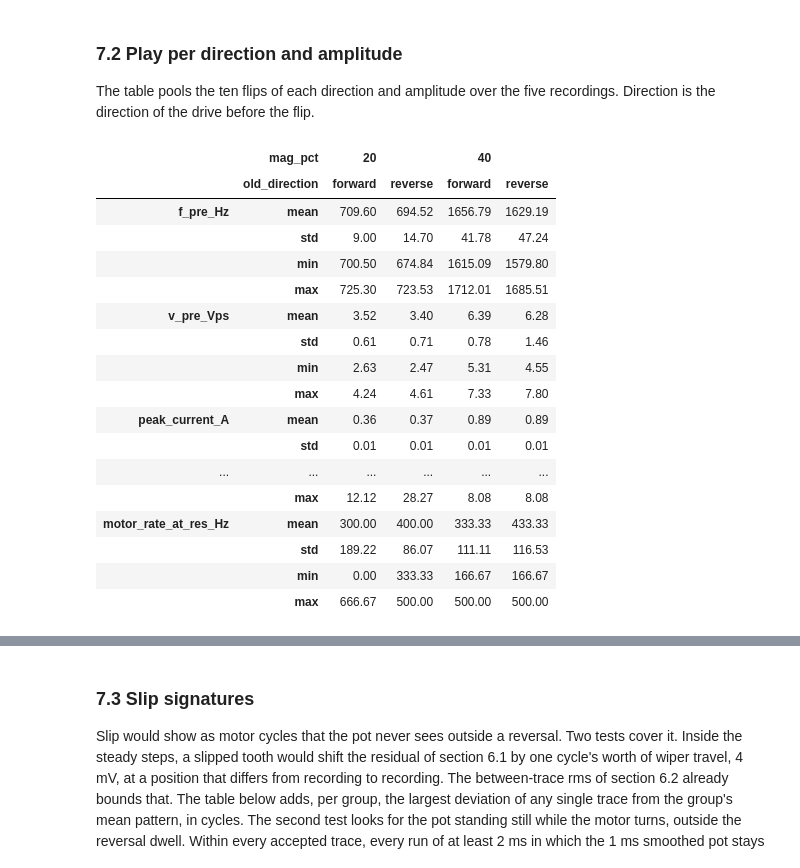
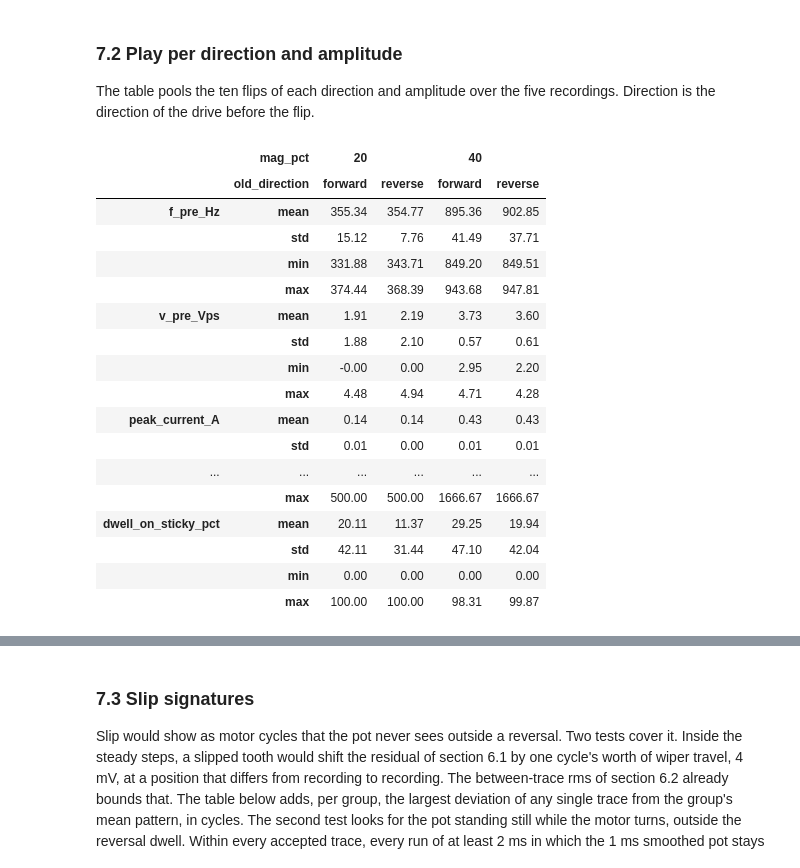
Before and after one commit to OpenServoCore/open-servo-core, a Jupyter notebook: notebooks/06-gear-train.ipynb, the cells around one changed output, grey strips where cells are left out. Drawn from its saved outputs; the diff is of its cells as text; code cells hidden in the pictures.

```diff
--- a/notebooks/06-gear-train.ipynb
+++ b/notebooks/06-gear-train.ipynb
@@ -391,7 +586,7 @@ def settled(seg):
 
 def pot_speed(seg):
     # Least-squares slope of the wiper over the window, in wiper V/s.
-    p = seg["pos"].to_numpy() * V_ADC_PER_COUNT
+    p = seg["pos"].to_numpy() * CH.v_adc_per_count
     return np.polyfit(np.arange(len(p)) * DT, p, 1)[0]
 
 def step_line(seg):
@@ -404,7 +599,7 @@ def step_line(seg):
     for label, k in [("2f", 2.0), ("f/2", 0.5), ("f/3", 1 / 3), ("f/6", 1 / 6)]:
         _, a = interp_peak(f, X, k * fr * 0.95, k * fr * 1.05)
         ratios[label] = a / amp
-    vt = DIV_RATIO * (st["vmotor_a"].to_numpy() - st["vmotor_b"].to_numpy()).astype(float)
+    vt = CH.div_ratio * (st["vmotor_a"].to_numpy() - st["vmotor_b"].to_numpy()).astype(float)
     ft, Xt = line_spectrum(vt)
     _, amp_t = interp_peak(ft, Xt, fr * 0.97, fr * 1.03)
     xb = st["current_trough"].to_numpy().astype(float) - st["bias"].iloc[0]
@@ -415,14 +610,14 @@ def step_line(seg):
         "mag_pct": int(seg["mag_pct"].iloc[0]),
         "f_line_Hz": fr,
         "amp_counts": amp,
-        "amp_mA": amp * A_PER_COUNT * 1e3,
+        "amp_mA": amp * CH.a_per_count * 1e3,
         "noise_floor_counts": noise,
         "width_Hz": half_width(f, X, fr),
         "width_pct": half_width(f, X, fr) / fr * 100,
         "line_over_floor": amp / noise,
-        "mean_current_A": x.mean() * A_PER_COUNT,
+        "mean_current_A": x.mean() * CH.a_per_count,
         "pot_speed_Vps": pot_speed(st),
-        "terminal_ripple_mV": amp_t * V_ADC_PER_COUNT * 1e3,
+        "terminal_ripple_mV": amp_t * CH.v_adc_per_count * 1e3,
         "brake_window_ripple_counts": amp_b,
         **{f"ratio_{k}": v for k, v in ratios.items()},
     }
@@ -444,7 +639,7 @@ for ax, (seg_id, seg) in zip(axes.T.flatten(), df[df["seg"] > 0].groupby("seg"))
     x = st["current_raw"].to_numpy().astype(float) - st["bias"].iloc[0]
     f, X = line_spectrum(x)
     fr = lines[(lines["recording"] == name) & (lines["seg"] == seg_id)]["f_line_Hz"].iloc[0]
-    ax.semilogy(f, X * A_PER_COUNT * 1e3, lw=0.6, color="tab:blue")
+    ax.semilogy(f, X * CH.a_per_count * 1e3, lw=0.6, color="tab:blue")
     for k, ls in [(1, "-"), (2, "--"), (0.5, ":"), (1 / 3, ":"), (1 / 6, ":")]:
         ax.axvline(k * fr, color="tab:red", lw=0.7, ls=ls, alpha=0.7)
     ax.set_xlim(0, 7000)
@@ -560,7 +800,7 @@ def track_step(seg, campaign, name):
     cyc, n0, r = motor_angle(seg, C_PRIOR)
     if n0 >= len(seg) - 200:
         return None, None
-    p = seg["pos"].to_numpy()[n0:] * V_ADC_PER_COUNT
+    p = seg["pos"].to_numpy()[n0:] * CH.v_adc_per_count
     th = (cyc[n0:] - cyc[n0]) * d
     if p.max() - p.min() < MIN_TRAVEL_V:
         return None, None
@@ -609,7 +849,7 @@ for dname, mk in [("forward", "o"), ("reverse", "s")]:
     g = steps[(steps["campaign"] == "duty grid") & (steps["direction"] == dname)]
     ax.plot(g["window_pot_speed_Vps"], g["window_line_Hz"], mk, ms=4, mfc="none", color="tab:orange",
             alpha=0.8, label=f"duty grid 30 to 55%, {dname} (accepted window)")
-vv = np.linspace(0, 16, 50)
+vv = np.linspace(0, 1.05 * max(lines["pot_speed_Vps"].abs().max(), steps["window_pot_speed_Vps"].max()), 50)
 ax.plot(vv, C_MEAN * vv, "k--", lw=0.8, label=f"f = C v with C = {C_MEAN:.0f} cycles per wiper V")
 ax.set_xlabel("pot speed over the same window [wiper V/s]")
 ax.set_ylabel("ripple line frequency [Hz]")
@@ -761,7 +1034,7 @@ name, (df, meta) = next(iter(ripple.items()))
 seg = df[df["seg"] == 3]
 cyc, n0, r = motor_angle(seg, C_PRIOR)
 t = np.arange(len(seg)) * DT * 1e3
-p = seg["pos"].to_numpy() * V_ADC_PER_COUNT
+p = seg["pos"].to_numpy() * CH.v_adc_per_count
 
 fig, axes = plt.subplots(1, 2, figsize=(14, 4.8))
 ax = axes[0]
@@ -1057,8 +1352,8 @@ def analyze_flip(pre, post, C):
         "old_direction": "forward" if old > 0 else "reverse",
         "f_pre_Hz": f_pre,
         "v_pre_Vps": pot_speed(pre.iloc[-400:]) * old,
-        "peak_current_A": np.median(x[EDGE:60]) * A_PER_COUNT,
-        "overshoot_mV": (top - p0) * V_ADC_PER_COUNT * 1e3,
+        "peak_current_A": np.median(x[EDGE:60]) * CH.a_per_count,
+        "overshoot_mV": (top - p0) * CH.v_adc_per_count * 1e3,
         "t_stop_ms": k_stop * DT * 1e3,
         "t_res_ms": k_res * DT * 1e3,
     }
@@ -1079,6 +1374,10 @@ def analyze_flip(pre, post, C):
     out["dwell_ms"] = out["t_res_ms"] - out["t_stop_ms"]
     out["dwell_travel_mV"] = out["steps_in_dwell"] / C * 1e3
     out["t_stop_minus_t_m_ms"] = out["t_stop_ms"] - out["t_m_ms"]
+    # How much of the plateau is the position ADC sitting on a sticky code
+    # rather than the mechanism standing still (section 4.1).
+    plate = post["pos"].to_numpy()[k_stop:k_res + 1]
+    out["dwell_on_sticky_pct"] = float(np.isin(plate, POT_STICKY).mean()) * 100 if len(plate) else 0.0
     return out, events
 
 C_STEADY = C_MEAN
@@ -1097,12 +1396,12 @@ row, events = analyze_flip(pre, post, C_STEADY)
 both = pd.concat([pre.iloc[-400:], post])
 n_pre = 400
 x = both["current_raw"].to_numpy().astype(float) - both["bias"].iloc[0]
-p = both["pos"].to_numpy() * V_ADC_PER_COUNT * 1e3
+p = both["pos"].to_numpy() * CH.v_adc_per_count * 1e3
 t = (np.arange(len(both)) - n_pre) * DT * 1e3
 te = events * DT * 1e3
 fig, axes = plt.subplots(3, 1, figsize=(14, 10), sharex=True)
-axes[0].plot(t, x * A_PER_COUNT, lw=0.6, color="tab:blue", label="crest-scan current")
-axes[0].plot(te, x[events + n_pre] * A_PER_COUNT, "v", ms=4, color="tab:red", label="commutation steps")
+axes[0].plot(t, x * CH.a_per_count, lw=0.6, color="tab:blue", label="crest-scan current")
+axes[0].plot(te, x[events + n_pre] * CH.a_per_count, "v", ms=4, color="tab:red", label="commutation steps")
 axes[0].set_ylabel("current [A]")
 axes[0].legend(fontsize=8, loc="upper right")
 axes[1].plot(t, p - p[n_pre], lw=0.6, color="tab:orange", label="pot position")
@@ -1159,28 +1457,28 @@ recordings. Direction is the direction of the drive before the flip.
 # %%
 cols = ["f_pre_Hz", "v_pre_Vps", "peak_current_A", "overshoot_mV", "t_stop_ms", "t_m_ms", "gap_ms",
         "t_stop_minus_t_m_ms", "t_res_ms", "dwell_ms", "steps_in_dwell", "dwell_travel_mV",
-        "motor_rate_at_res_Hz"]
+        "motor_rate_at_res_Hz", "dwell_on_sticky_pct"]
 play = flips.groupby(["mag_pct", "old_direction"])[cols].agg(["mean", "std", "min", "max"]).round(2)
 play.T
 # %% [output]
 |  | mag_pct | 20 |  | 40 |  |
 |  | old_direction | forward | reverse | forward | reverse |
-| f_pre_Hz | mean | 709.60 | 694.52 | 1656.79 | 1629.19 |
-|  | std | 9.00 | 14.70 | 41.78 | 47.24 |
-|  | min | 700.50 | 674.84 | 1615.09 | 1579.80 |
-|  | max | 725.30 | 723.53 | 1712.01 | 1685.51 |
-| v_pre_Vps | mean | 3.52 | 3.40 | 6.39 | 6.28 |
-|  | std | 0.61 | 0.71 | 0.78 | 1.46 |
-|  | min | 2.63 | 2.47 | 5.31 | 4.55 |
-|  | max | 4.24 | 4.61 | 7.33 | 7.80 |
-| peak_current_A | mean | 0.36 | 0.37 | 0.89 | 0.89 |
-|  | std | 0.01 | 0.01 | 0.01 | 0.01 |
+| f_pre_Hz | mean | 355.34 | 354.77 | 895.36 | 902.85 |
+|  | std | 15.12 | 7.76 | 41.49 | 37.71 |
+|  | min | 331.88 | 343.71 | 849.20 | 849.51 |
+|  | max | 374.44 | 368.39 | 943.68 | 947.81 |
+| v_pre_Vps | mean | 1.91 | 2.19 | 3.73 | 3.60 |
+|  | std | 1.88 | 2.10 | 0.57 | 0.61 |
+|  | min | -0.00 | 0.00 | 2.95 | 2.20 |
+|  | max | 4.48 | 4.94 | 4.71 | 4.28 |
+| peak_current_A | mean | 0.14 | 0.14 | 0.43 | 0.43 |
+|  | std | 0.01 | 0.00 | 0.01 | 0.01 |
 | ... | ... | ... | ... | ... | ... |
-|  | max | 12.12 | 28.27 | 8.08 | 8.08 |
-| motor_rate_at_res_Hz | mean | 300.00 | 400.00 | 333.33 | 433.33 |
-|  | std | 189.22 | 86.07 | 111.11 | 116.53 |
-|  | min | 0.00 | 333.33 | 166.67 | 166.67 |
-|  | max | 666.67 | 500.00 | 500.00 | 500.00 |
+|  | max | 500.00 | 500.00 | 1666.67 | 1666.67 |
+| dwell_on_sticky_pct | mean | 20.11 | 11.37 | 29.25 | 19.94 |
+|  | std | 42.11 | 31.44 | 47.10 | 42.04 |
+|  | min | 0.00 | 0.00 | 0.00 | 0.00 |
+|  | max | 100.00 | 100.00 | 98.31 | 99.87 |
 # %%
 sens = flips.groupby(["mag_pct", "old_direction"])[["steps_in_dwell_8pct", "steps_in_dwell", "steps_in_dwell_12pct"]].mean()
 sens["dwell_travel_mV_8pct"] = sens["steps_in_dwell_8pct"] / C_STEADY * 1e3
```
Also changed, not shown: parts of 40 cells of this notebook.
